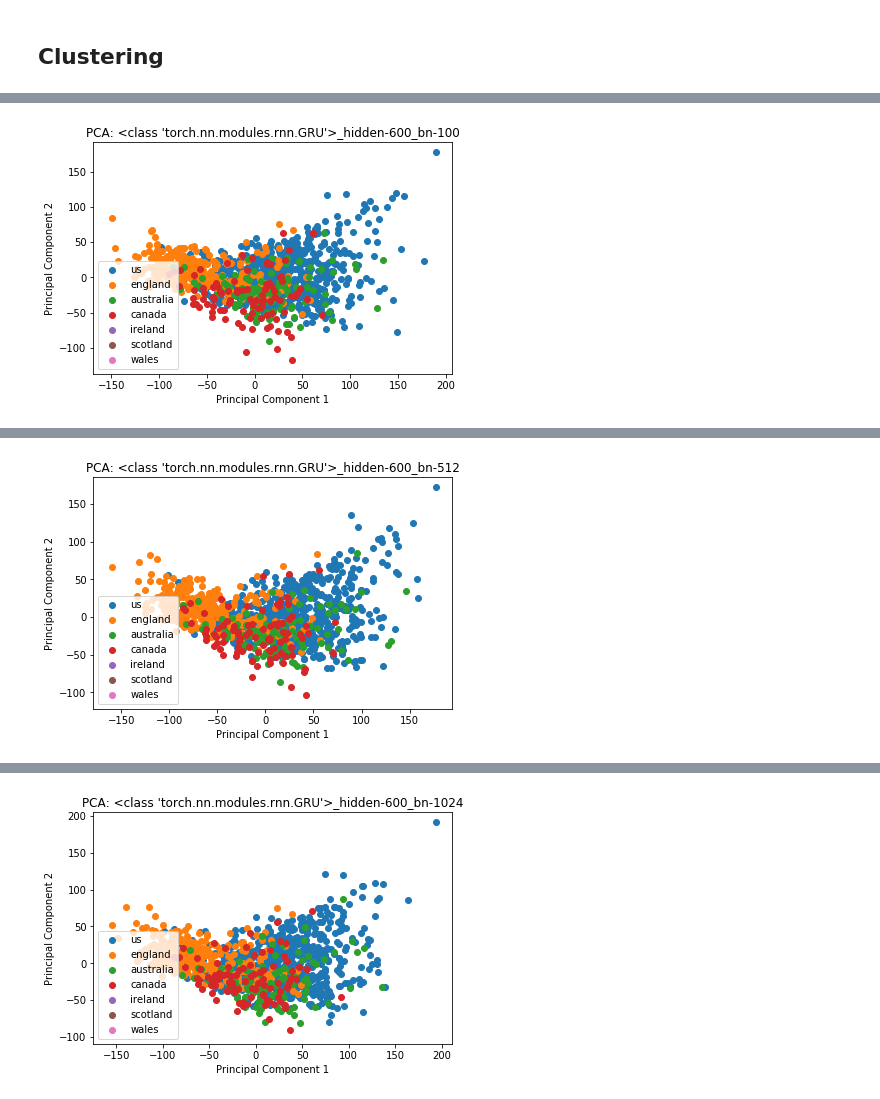
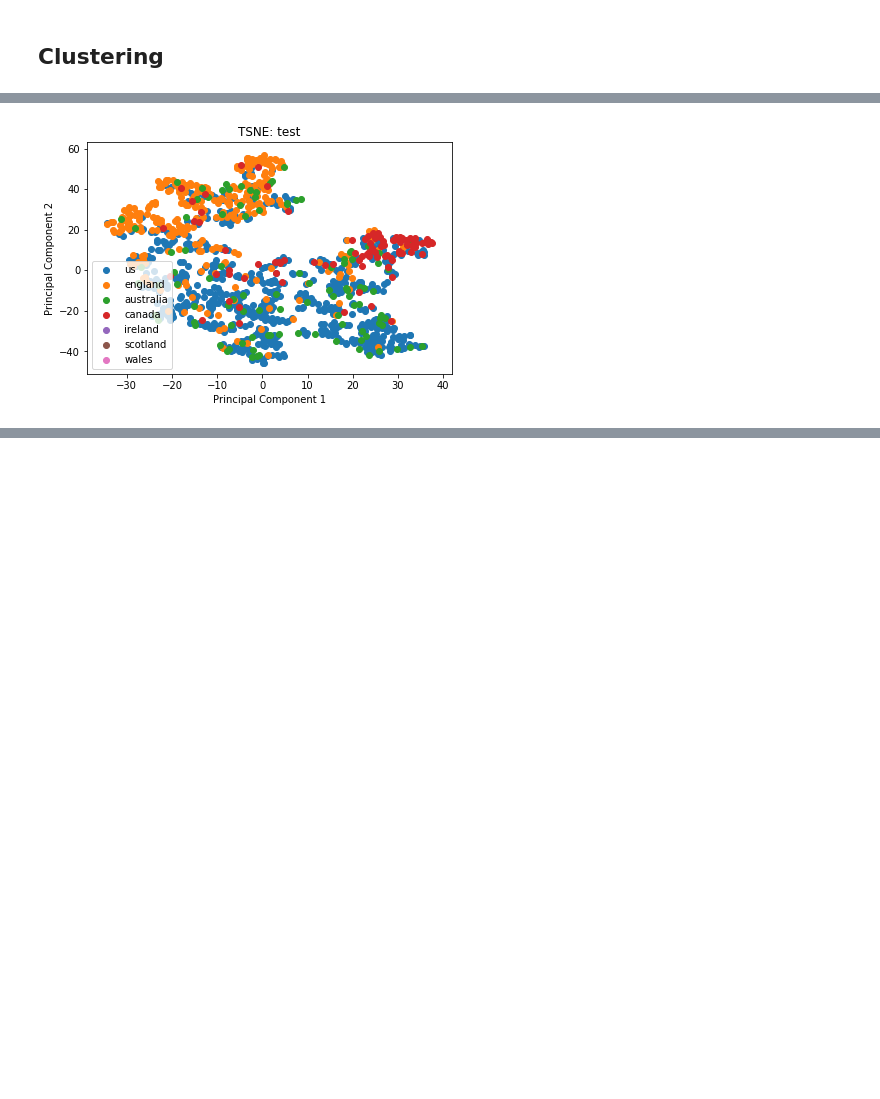
Before and after one commit to SilvrDuck/deepspeech.pytorch, a Jupyter notebook: notebooks/03-multi-class_recrurent.ipynb, the cells around one changed output, grey strips where cells are left out. Cells and saved outputs as stored; diff of their text form; code cells hidden in the pictures; blank space fills up the shorter version.

```diff
--- a/notebooks/03-multi-class_recrurent.ipynb
+++ b/notebooks/03-multi-class_recrurent.ipynb
@@ -168,7 +168,7 @@ class AccentClassifier(nn.Module):
 
         self._DEBUG = DEBUG
 
-        self.rnn = rnn_type(input_size, hidden_size, 2,
+        self.rnn = rnn_type(input_size, hidden_size, 4,
                             bidirectional=True,
                             batch_first=True)
 
@@ -230,6 +230,8 @@ class AccentClassifier(nn.Module):
 
         if self._DEBUG:
             print('after softmax', x.size())
+
+        self._DEBUG = False
         return x, bn
 # %% [markdown]
 ## Optimizer
@@ -244,7 +246,8 @@ model = AccentClassifier(input_size=train_dataset[0][0].size(1),
 if param['cuda']:
     model.cuda()
 
-criterion = nn.CrossEntropyLoss()
+from focalloss import FocalLoss
+criterion = FocalLoss()
 
 optimizer = torch.optim.Adam(model.parameters(), lr=param['lr'][0])
 
@@ -353,22 +356,22 @@ def train(epochs,
 
         if epoch_val_loss < prev_epoch_val_loss:
             print('New best model found.')
-            best_model = model
-            prev_epoch_val_loss = epoch_val_loss
+            torch.save(model.state_dict, 'saved/03_nbk_sd_vacation.pt')
+            torch.save(model, 'saved/03_nbk_fm_vacation.pt')
 
-    return best_model, prev_epoch_val_loss
+    return model, prev_epoch_val_loss
 # %%
 SILENT = True
 best_models = {}
 
 settings = {'rnn_type': [nn.GRU],
-            'rnn_hidden_size': [600],
-            'bn_size': [100, 512, 1024]}
+            'rnn_hidden_size': [800],
+            'bn_size': [256]}
 
 for _rnn_type in settings['rnn_type']:
     for _rnn_hidden_size in settings['rnn_hidden_size']:
         for _bn_size in settings['bn_size']:
-            exp_name = f'__tmp__multiclass_dev-{DEV}_{_rnn_type}_{_rnn_hidden_size}_{time()}'
+            exp_name = f'ACC_CLASS_{_rnn_type}_hidden-{_rnn_hidden_size}_bn-{_bn_size}'
 
             model = AccentClassifier(input_size=train_dataset[0][0].size(1),
                                      num_classes=len(accent_dict),
@@ -396,18 +399,5 @@ for _rnn_type in settings['rnn_type']:
                                     criterion,
                                     silent=SILENT,
                                     exp_name=exp_name)
-            best_models[f'{_rnn_type}_hidden-{_rnn_hidden_size}_bn-{_bn_size}'] = (model, val_loss.item())
-
-
-print(f'{"":#<13}')
-
-best_model = None
-best_name = None
-prev_v = math.inf
-for name, (m, v) in best_models.items():
-    if v < prev_v:
-        best_model = m
-        best_name = name
-print(f'best overall model:', best_name)
 # %% [output]
 #############
@@ -543,30 +539,31 @@ def plot_pca(X, y, _dict, projection='PCA', graph_title=''):
     plt.show()
 # %%
 loader = test_loader
-projection = 'PCA'
+projection = 'TSNE'
+best_models['test'] = (best_model, 12)
 
 for model_name, (model, val_loss) in best_models.items():
     datapoints = []
     targets = []
 
     model.eval()
     with torch.no_grad():
         for data in tqdm(loader, total=len(loader)):
 
             inputs, target_accents, lens = data
             inputs = inputs.cuda()
             __, bn = best_model(inputs, lens)
 
             datapoints.append(bn)
             targets.append(target_accents)
 
     datapoints = torch.cat(datapoints)
     targets = torch.cat(targets)
 
     X = np.asarray(datapoints)
     y = np.asarray([accent_dict[t.item()] for t in targets])
 
     plot_pca(X, y, accent_dict, projection=projection, graph_title=model_name)
 # %% [output]
 [interactive output not drawn]
-[figure, old version]
+[figure, new version]
@@ -574 +569,0 @@ for model_name, (model, val_loss) in best_models.items():
-[figure, removed]
@@ -576 +569,0 @@ for model_name, (model, val_loss) in best_models.items():
-[figure, removed]
```
Also changed, not shown: parts of 9 cells of this notebook, 32 other files.
